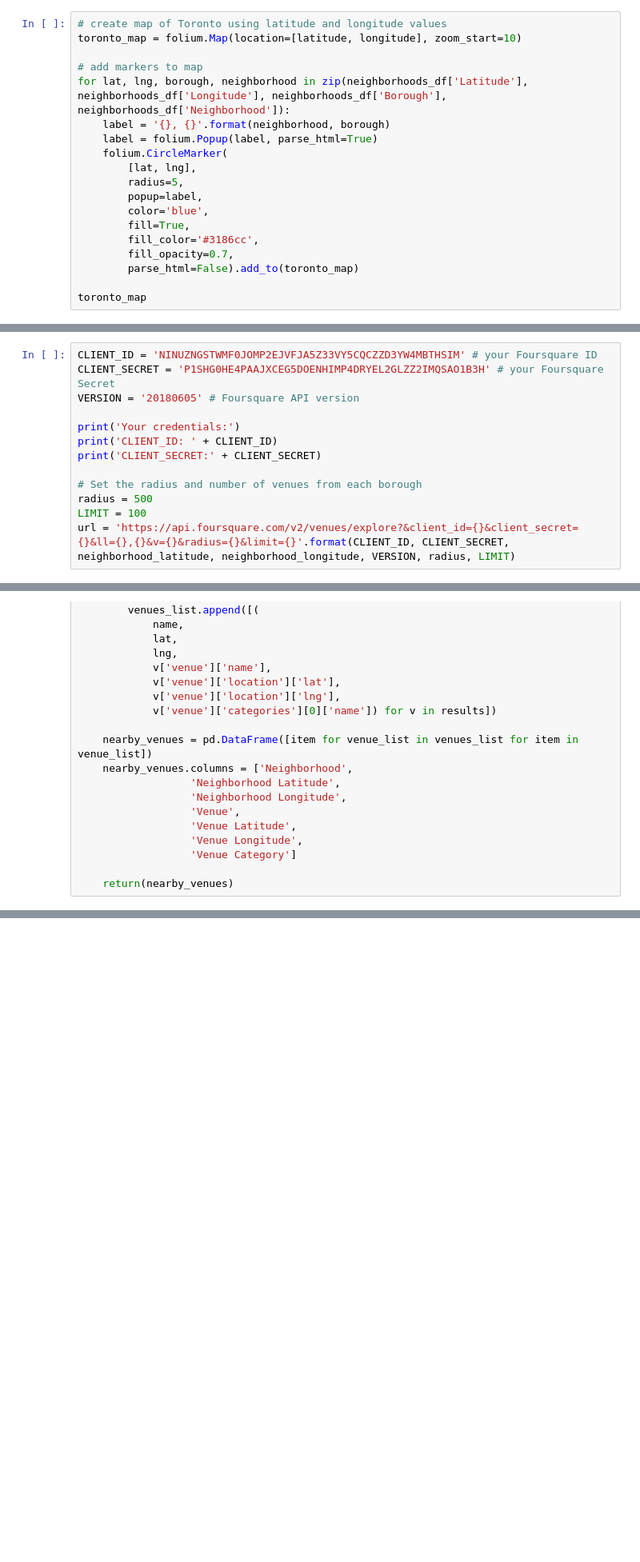
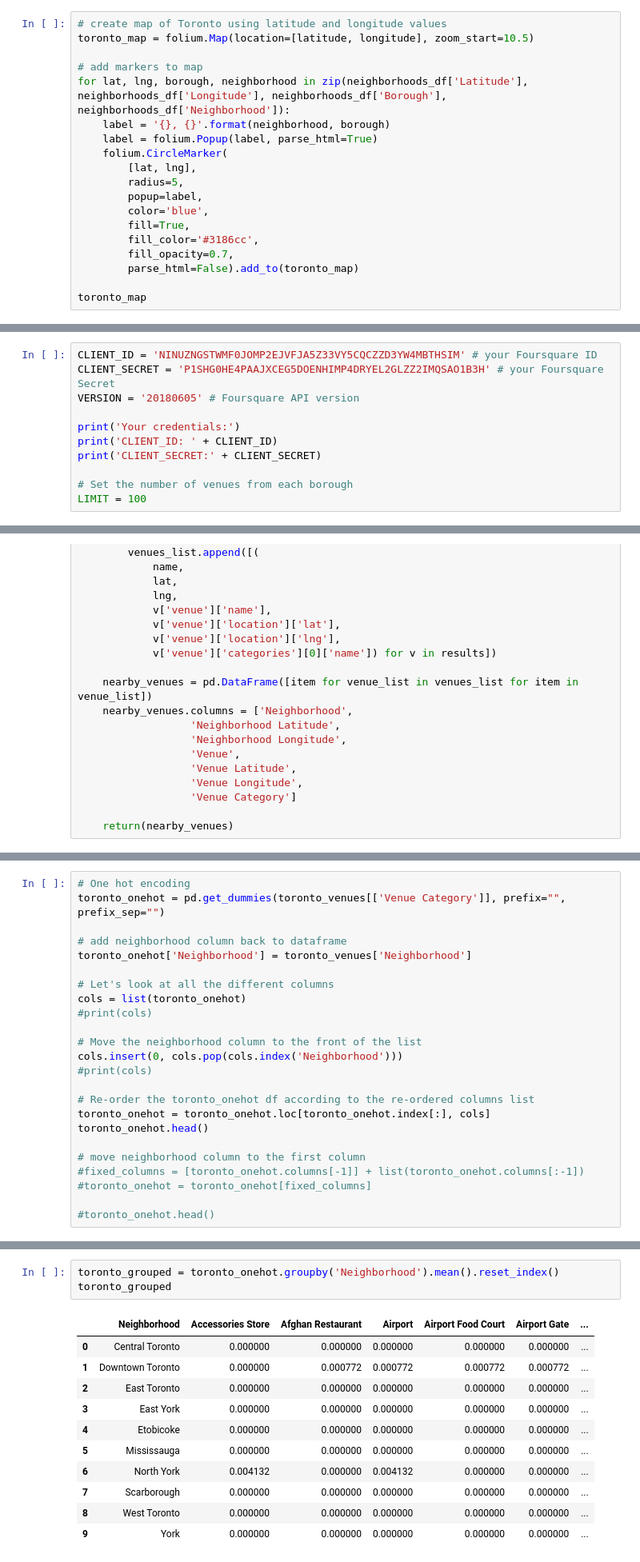
Before and after one commit to Glitch852/Coursera_Capstone, a Jupyter notebook: IBM Data Science Capstone - EB.ipynb, the cells around one changed output, grey strips where cells are left out. Shown at 80% size. Cells and saved outputs as stored; diff of their text form; blank space fills up the shorter version.

```diff
--- a/IBM Data Science Capstone - EB.ipynb
+++ b/IBM Data Science Capstone - EB.ipynb
@@ -304,6 +338,6 @@ The geograpical coordinates of Toronto, Canada are 43.653963, -79.387207.
 # %%
 # create map of Toronto using latitude and longitude values
-toronto_map = folium.Map(location=[latitude, longitude], zoom_start=10)
+toronto_map = folium.Map(location=[latitude, longitude], zoom_start=10.5)
 
 # add markers to map
 for lat, lng, borough, neighborhood in zip(neighborhoods_df['Latitude'], neighborhoods_df['Longitude'], neighborhoods_df['Borough'], neighborhoods_df['Neighborhood']):
@@ -333,10 +367,8 @@ print('Your credentials:')
 print('CLIENT_ID: ' + CLIENT_ID)
 print('CLIENT_SECRET:' + CLIENT_SECRET)
 
-# Set the radius and number of venues from each borough
-radius = 500
+# Set the number of venues from each borough
 LIMIT = 100
-url = 'https://api.foursquare.com/v2/venues/explore?&client_id={}&client_secret={}&ll={},{}&v={}&radius={}&limit={}'.format(CLIENT_ID, CLIENT_SECRET, neighborhood_latitude, neighborhood_longitude, VERSION, radius, LIMIT)
 # %% [output]
 Your credentials:
 CLIENT_ID: NINUZNGSTWMF0JOMP2EJVFJA5Z33VY5CQCZZD3YW4MBTHSIM
@@ -392,0 +474,24 @@ toronto_venues = getNearbyVenues(names=neighborhoods_df['Borough'],
+# %%
+# One hot encoding
+toronto_onehot = pd.get_dummies(toronto_venues[['Venue Category']], prefix="", prefix_sep="")
+
+# add neighborhood column back to dataframe
+toronto_onehot['Neighborhood'] = toronto_venues['Neighborhood']
+
+# Let's look at all the different columns
+cols = list(toronto_onehot)
+#print(cols)
+
+# Move the neighborhood column to the front of the list
+cols.insert(0, cols.pop(cols.index('Neighborhood')))
+#print(cols)
+
+# Re-order the toronto_onehot df according to the re-ordered columns list
+toronto_onehot = toronto_onehot.loc[toronto_onehot.index[:], cols]
+toronto_onehot.head()
+
+# move neighborhood column to the first column
+#fixed_columns = [toronto_onehot.columns[-1]] + list(toronto_onehot.columns[:-1])
+#toronto_onehot = toronto_onehot[fixed_columns]
+
+#toronto_onehot.head()
@@ -392,0 +511,15 @@ toronto_venues = getNearbyVenues(names=neighborhoods_df['Borough'],
+# %%
+toronto_grouped = toronto_onehot.groupby('Neighborhood').mean().reset_index()
+toronto_grouped
+# %% [output]
+|  | Neighborhood | Accessories Store | Afghan Restaurant | Airport | Airport Food Court | Airport Gate | ... |
+| 0 | Central Toronto | 0.000000 | 0.000000 | 0.000000 | 0.000000 | 0.000000 | ... |
+| 1 | Downtown Toronto | 0.000000 | 0.000772 | 0.000772 | 0.000772 | 0.000772 | ... |
+| 2 | East Toronto | 0.000000 | 0.000000 | 0.000000 | 0.000000 | 0.000000 | ... |
+| 3 | East York | 0.000000 | 0.000000 | 0.000000 | 0.000000 | 0.000000 | ... |
+| 4 | Etobicoke | 0.000000 | 0.000000 | 0.000000 | 0.000000 | 0.000000 | ... |
+| 5 | Mississauga | 0.000000 | 0.000000 | 0.000000 | 0.000000 | 0.000000 | ... |
+| 6 | North York | 0.004132 | 0.000000 | 0.004132 | 0.000000 | 0.000000 | ... |
+| 7 | Scarborough | 0.000000 | 0.000000 | 0.000000 | 0.000000 | 0.000000 | ... |
+| 8 | West Toronto | 0.000000 | 0.000000 | 0.000000 | 0.000000 | 0.000000 | ... |
+| 9 | York | 0.000000 | 0.000000 | 0.000000 | 0.000000 | 0.000000 | ... |
```
Also changed, not shown: parts of 16 cells of this notebook.
